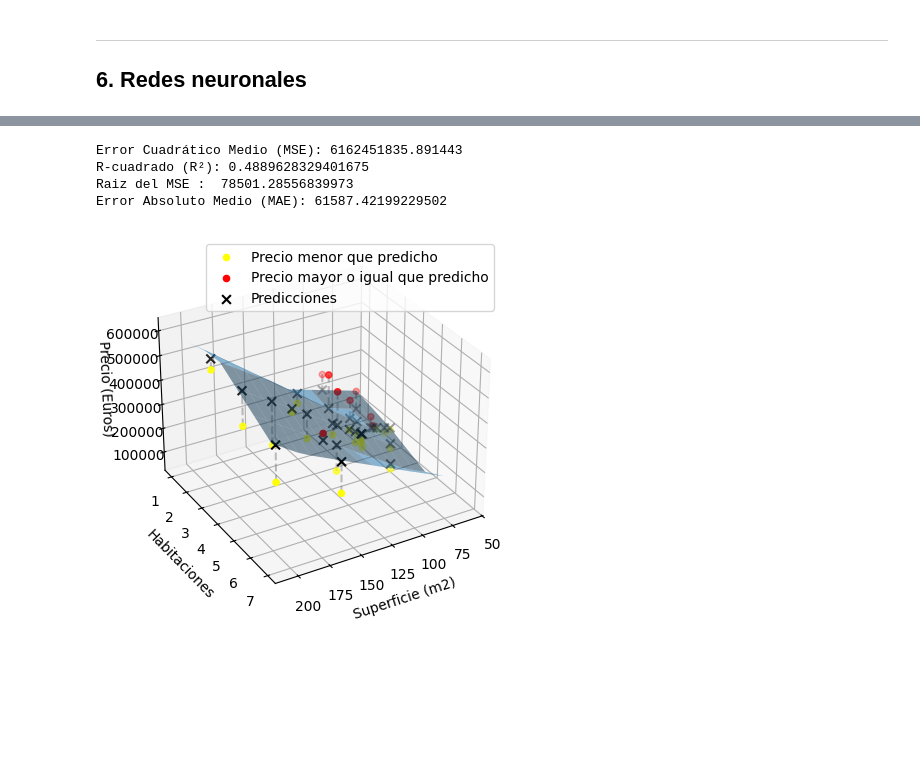
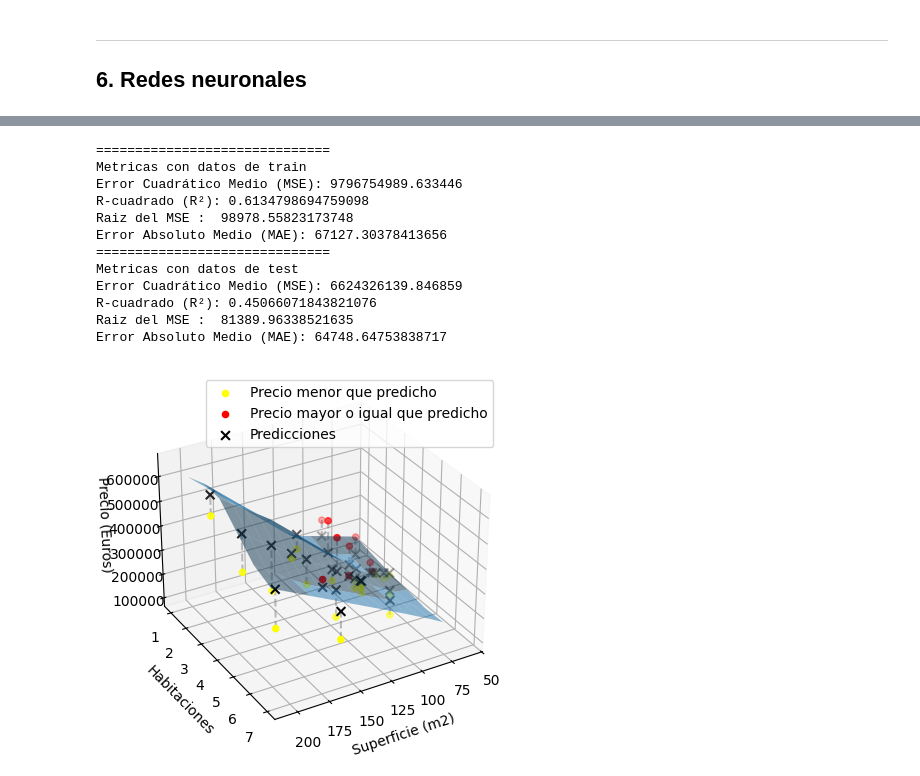
Before and after one commit to jaimoyok/Aprendizaje2025, a Jupyter notebook: P1/P1.ipynb, the cells around one changed output, grey strips where cells are left out. Drawn from its saved outputs; the diff is of its cells as text; code cells hidden in the pictures; blank space fills up the shorter version.

```diff
--- a/P1/P1.ipynb
+++ b/P1/P1.ipynb
@@ -71,9 +71,14 @@ Aquí explico las conclusiones que he sacado analizando los datos.
 # %% [markdown]
 Las metricas que se van a utilizar para evaluar los modelos van a ser el error cuadratico medio (MSE) y el coeficiente de terminacion R² (R-square).  Ambas medidas son utilizadas para la evaluacion de modelos y conocer como se comportan los predictores con los datos.Estas tienen una funcion de sklearn que permite calcularlas facilmente.
 # %%
+
+import pandas as pd
+resultadosEntrenamiento = pd.DataFrame(columns=['nombre', 'MSE', 'r2', 'MAE'])
+resultadosTest = pd.DataFrame(columns=['nombre', 'MSE', 'r2', 'MAE'])
+
 from sklearn.metrics import mean_squared_error,r2_score,mean_absolute_error
 
-def obtenerMetricas(predictor, x_test, y_test, verbose = True):
+def obtenerMetricas(predictor, x_test, y_test,  name, isTrain = True, verbose = True):
   y_pred = predictor.predict(x_test)
   mse = mean_squared_error(y_test, y_pred)
   r2 = r2_score(y_test, y_pred)
@@ -83,6 +88,10 @@ def obtenerMetricas(predictor, x_test, y_test, verbose = True):
     print(f"R-cuadrado (R²): {r2}")
     print(f"Raiz del MSE :  {np.sqrt(mse)}")
     print(f"Error Absoluto Medio (MAE): {mae}")
+  if isTrain:
+    resultadosEntrenamiento.loc[len(resultadosEntrenamiento)] = [name, mse, r2, mae]
+  else:
+    resultadosTest.loc[len(resultadosTest)] = [name, mse, r2, mae]
   return mse, r2, mae
 # %% [markdown]
 Ademas de la funcion metricas se han diseñado con ayuda de Gemini 2 funciones para mostrar graficamente los valores que predice el sistema y como de lejos estan de los datos de test
@@ -224,17 +259,24 @@ Ecuación de la regresión: y = 3028.74x + -18852.83 + -12132.91
 
 ## 4. Regresión Multivariable Descenso de Gradiente
 # %%
+from sklearn.pipeline import make_pipeline
+from sklearn.preprocessing import StandardScaler
 from sklearn.linear_model import SGDRegressor
 import numpy as np
 
 # Crear el pipeline con StandardScaler y SGDRegressor
-modeloRegresionRobusta = make_pipeline(StandardScaler(),SGDRegressor())
+modeloDescensoGradiente = make_pipeline(StandardScaler(),SGDRegressor())
 
 # Entrenar el modelo
-modeloRegresionRobusta.fit(X_train, y_train)
+modeloDescensoGradiente.fit(X_train, y_train)
 
 # Calculo las metricas
-obtenerMetricas(modeloRegresionRobusta, X_test, y_test)
+print('==============================')
+print('Metricas con datos de train')
+obtenerMetricas(modeloDescensoGradiente, X_train, y_train,'DescensoGradiente')
+print('==============================')
+print('Metricas con datos de test')
+obtenerMetricas(modeloDescensoGradiente, X_test, y_test, 'DescensoGradiente' , isTrain=False)
 
-visualizar3D(modeloRegresionRobusta, X_test, y_test)
+visualizar3D(modeloDescensoGradiente, X_test, y_test)
 # %% [output]
@@ -296,21 +372,34 @@ Error Absoluto Medio (MAE): 55256.46823694131
 # %%
 from sklearn.pipeline import make_pipeline
 from sklearn.preprocessing import StandardScaler
 from sklearn.neural_network import MLPRegressor
 
 # Crear el pipeline con StandardScaler y HuberRegressor
 modeloConCapaOculta = make_pipeline(StandardScaler(),MLPRegressor(hidden_layer_sizes=(10,), activation='relu', solver='lbfgs', max_iter=20000))
 
 # Entrenar el modelo
 modeloConCapaOculta.fit(X_train, y_train)
 
 # Calculo las metricas
-obtenerMetricas(modeloConCapaOculta, X_test, y_test)
+print('==============================')
+print('Metricas con datos de train')
+obtenerMetricas(modeloConCapaOculta, X_train, y_train, 'ConCapaOculta')
+print('==============================')
+print('Metricas con datos de test')
+obtenerMetricas(modeloConCapaOculta, X_test, y_test, 'ConCapaOculta', isTrain=False)
 
 visualizar3D(modeloConCapaOculta, X_test, y_test)
 # %% [output]
-Error Cuadrático Medio (MSE): 6162451835.891443
-R-cuadrado (R²): 0.4889628329401675
-Raiz del MSE :  78501.28556839973
-Error Absoluto Medio (MAE): 61587.42199229502
+==============================
+Metricas con datos de train
+Error Cuadrático Medio (MSE): 9796754989.633446
+R-cuadrado (R²): 0.6134798694759098
+Raiz del MSE :  98978.55823173748
+Error Absoluto Medio (MAE): 67127.30378413656
+==============================
+Metricas con datos de test
+Error Cuadrático Medio (MSE): 6624326139.846859
+R-cuadrado (R²): 0.45066071843821076
+Raiz del MSE :  81389.96338521635
+Error Absoluto Medio (MAE): 64748.64753838717
-[figure, old version]
+[figure, new version]
```
Also changed, not shown: parts of 7 cells of this notebook.
